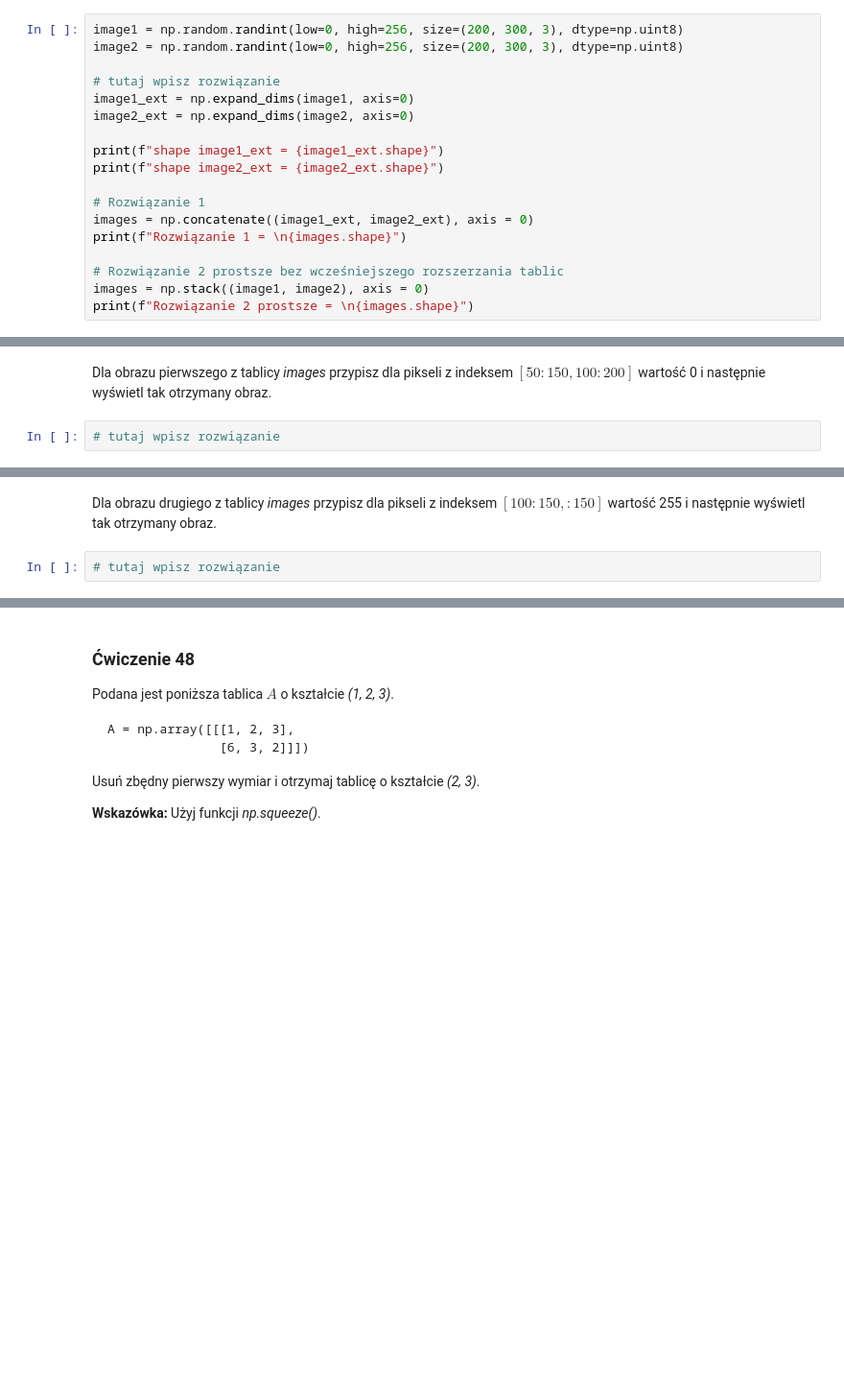
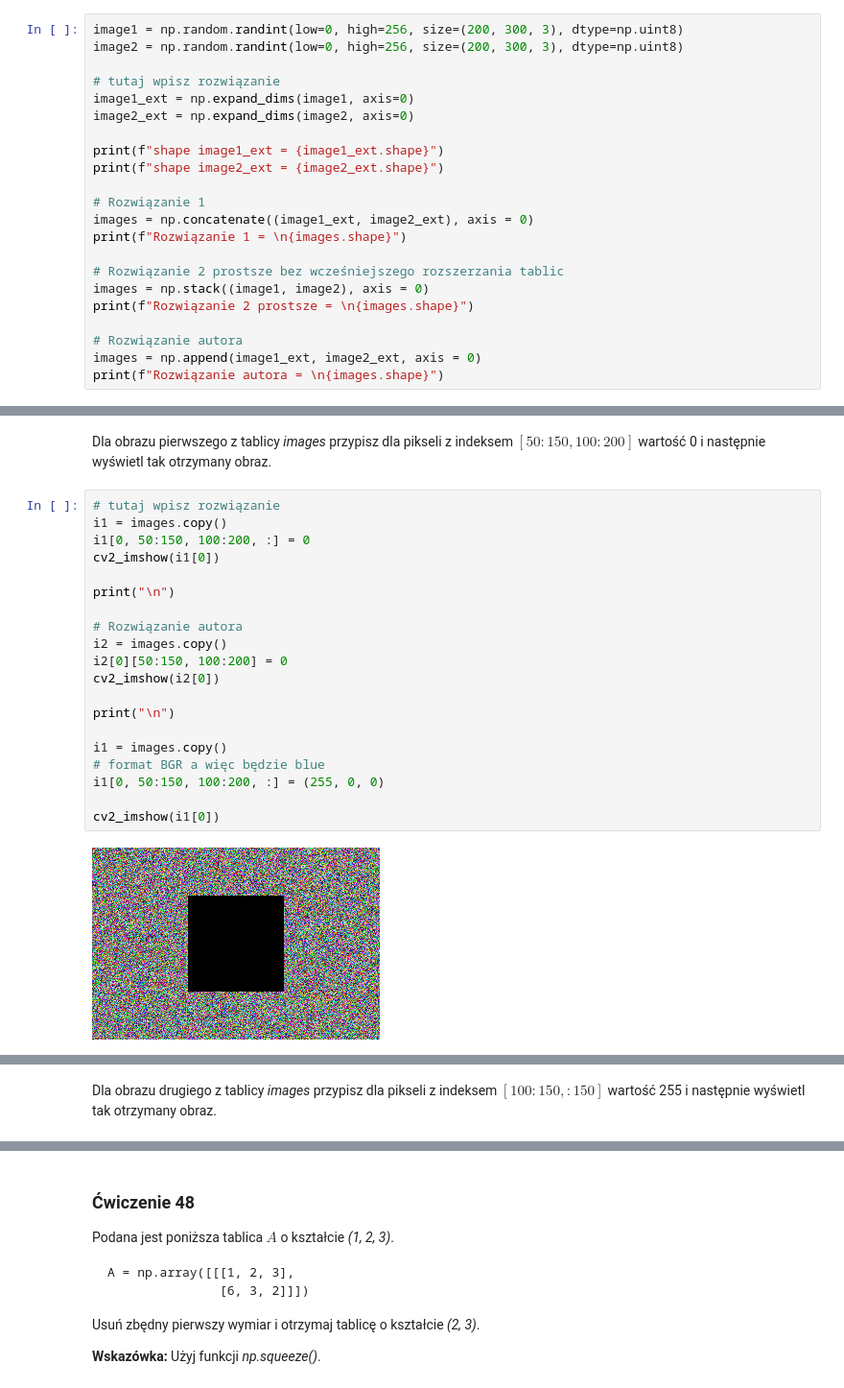
Before and after one commit to sebekpro/python-krakowiak, a Jupyter notebook: 250-data-science-bootcamp-w-jezyku-python/041_050_exercises.ipynb, the cells around one changed output, grey strips where cells are left out. Shown at 96% size. Cells and saved outputs as stored; diff of their text form; blank space fills up the shorter version.

```diff
--- a/250-data-science-bootcamp-w-jezyku-python/041_050_exercises.ipynb
+++ b/250-data-science-bootcamp-w-jezyku-python/041_050_exercises.ipynb
@@ -192,6 +192,10 @@ print(f"Rozwiązanie 1 = \n{images.shape}")
 # Rozwiązanie 2 prostsze bez wcześniejszego rozszerzania tablic
 images = np.stack((image1, image2), axis = 0)
 print(f"Rozwiązanie 2 prostsze = \n{images.shape}")
+
+# Rozwiązanie autora
+images = np.append(image1_ext, image2_ext, axis = 0)
+print(f"Rozwiązanie autora = \n{images.shape}")
 # %% [output]
 shape image1_ext = (1, 200, 300, 3)
 shape image2_ext = (1, 200, 300, 3)
@@ -237,4 +245,24 @@ cv2_imshow(images[0])
 # %% [markdown]
 Dla obrazu pierwszego z tablicy _images_ przypisz dla pikseli z indeksem $[50:150, 100:200]$ wartość 0 i następnie wyświetl tak otrzymany obraz.
-# %%
-# tutaj wpisz rozwiązanie
+# %%
+# tutaj wpisz rozwiązanie
+i1 = images.copy()
+i1[0, 50:150, 100:200, :] = 0
+cv2_imshow(i1[0])
+
+print("\n")
+
+# Rozwiązanie autora
+i2 = images.copy()
+i2[0][50:150, 100:200] = 0
+cv2_imshow(i2[0])
+
+print("\n")
+
+i1 = images.copy()
+# format BGR a więc będzie blue
+i1[0, 50:150, 100:200, :] = (255, 0, 0)
+
+cv2_imshow(i1[0])
+# %% [output]
+[figure, added]
@@ -241,4 +271,2 @@ Dla obrazu pierwszego z tablicy _images_ przypisz dla pikseli z indeksem $[50:15
 # %% [markdown]
 Dla obrazu drugiego z tablicy _images_ przypisz dla pikseli z indeksem $[100:150, :150]$ wartość 255 i następnie wyświetl tak otrzymany obraz.
-# %%
-# tutaj wpisz rozwiązanie
```
Also changed, not shown: parts of 16 cells of this notebook.
